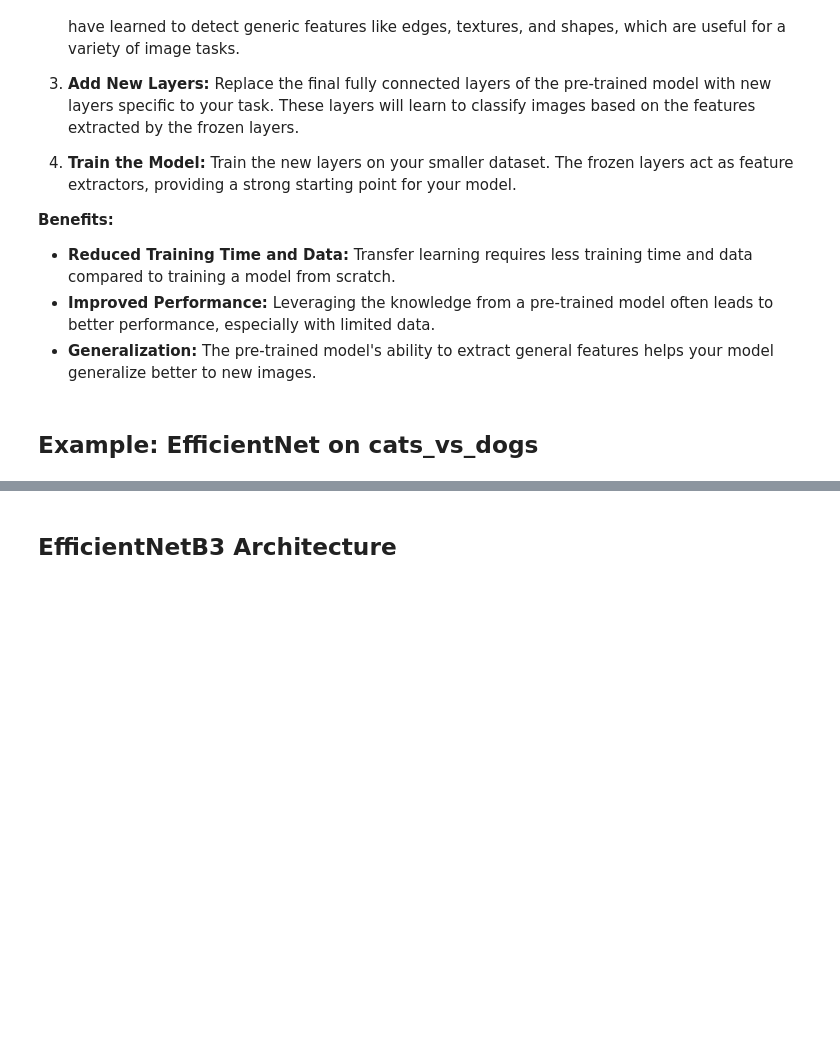
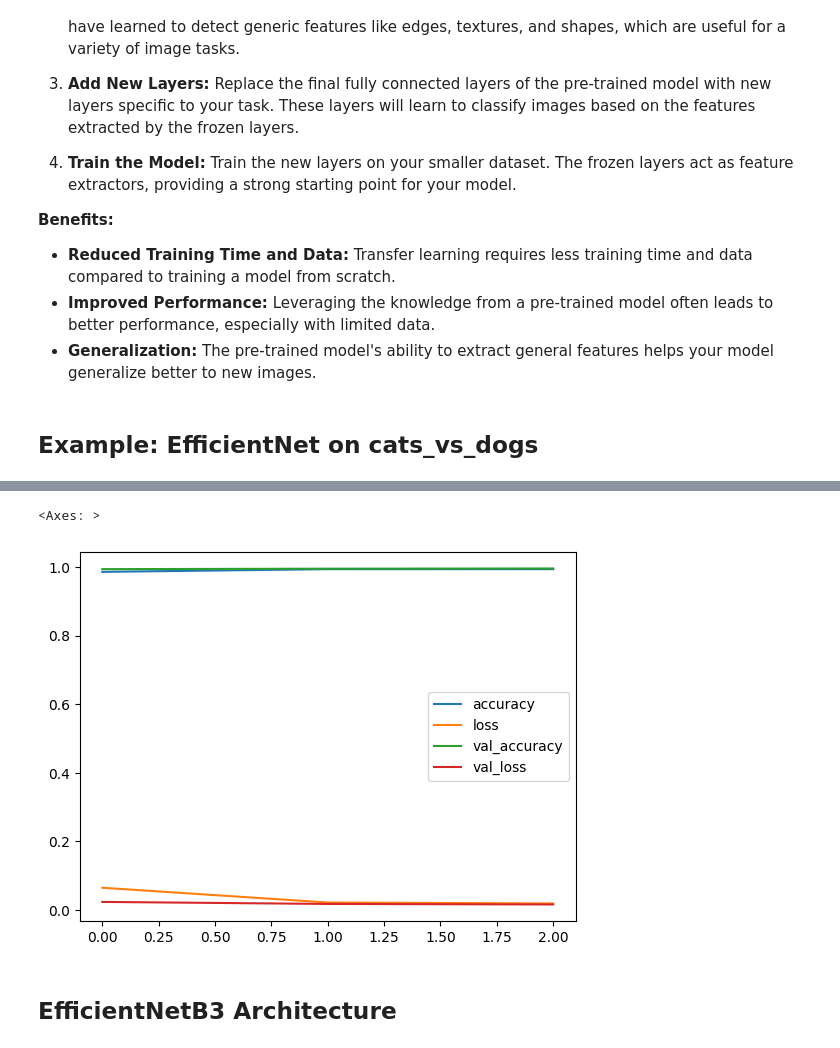
Before and after one commit to GDG-on-Campus-METU/ai-ml-materials, a Jupyter notebook: week6/week6_notebook.ipynb, the cells around one changed output, grey strips where cells are left out. Saved outputs shown, nothing was run; the diff lists cells and outputs as text; code cells hidden in the pictures; blank space fills up the shorter version.

```diff
--- a/week6/week6_notebook.ipynb
+++ b/week6/week6_notebook.ipynb
@@ -254,7 +374,10 @@ enet_history = efficientnet_model.fit(train_data, validation_data=test_data, epo
 # %%
 efficientnet_model.evaluate(test_data)
 # %%
-pd.DataFrame(enet_history).plot()
+pd.DataFrame(enet_history.history).plot()
+# %% [output]
+<Axes: >
+[figure, added]
 # %% [markdown]
 ## EfficientNetB3 Architecture
 # %%
```
Also changed, not shown: parts of 20 cells of this notebook.
